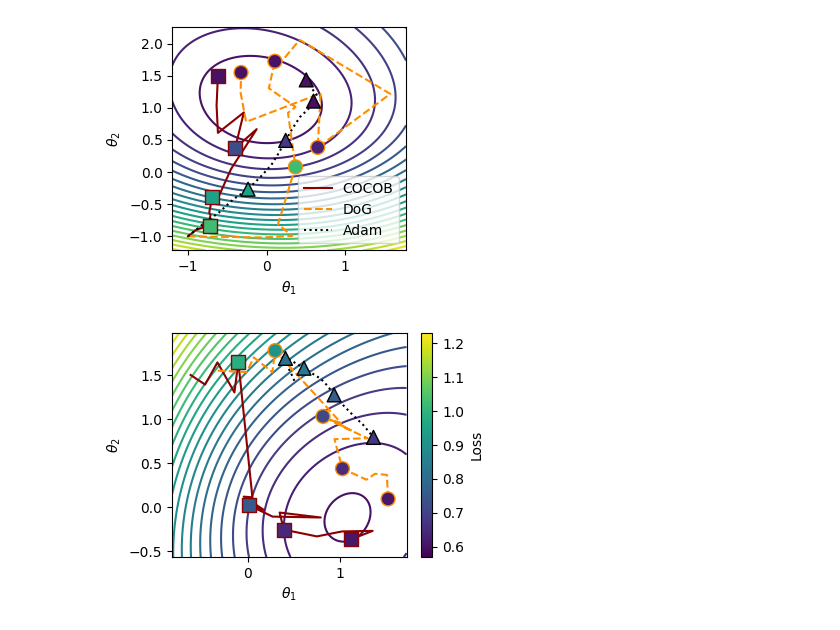
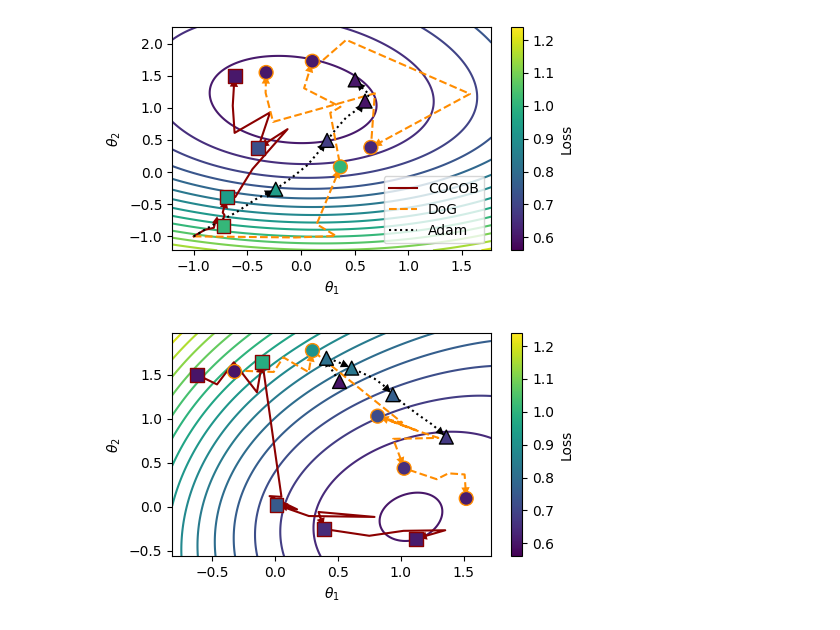
Before and after one commit to lucasczz/OLRONN, a Jupyter notebook: notebooks/sgd_trajectory.ipynb, the cells around one changed output. Saved outputs shown, nothing was run; the diff lists cells and outputs as text; code cells hidden in the pictures.

```diff
--- a/notebooks/sgd_trajectory.ipynb
+++ b/notebooks/sgd_trajectory.ipynb
@@ -5,8 +70,14 @@ from toy_sgd import get_trajectory_comparison
 # %%
 n_train_samples = 128
 concepts = [
-    {"n_samples": 64, "column": 0, "seed": 0},
-    {"n_samples": 64, "column": 1, "seed": 1},
+    {"n_samples": 64, "column": 0, "seed": 0, "cmap": "viridis"},
+    {
+        "n_samples": 64,
+        "column": 1,
+        "seed": 1,
+        "cmap": "viridis",
+        "origin_color": "#481467",
+    },
 ]
 trajectories = [
     {
@@ -17,6 +88,7 @@ trajectories = [
         "color": "darkred",
         "marker_interval": 4,
         "lr": 10,
+        'arrow_size': 15,
         "label": "COCOB",
     },
     {
@@ -26,45 +98,44 @@ trajectories = [
         "color": "darkorange",
         "marker": "o",
         "marker_interval": 4,
         "lr": 40,
+        'arrow_size': 15,
         "label": "DoG",
     },
     {
         "batch_size": 4,
         "optimizer": "Adam",
         "linestyle": "dotted",
         "marker": "^",
+        'arrow_size': 15,
         "marker_interval": 4,
         # "lr": 0.5,
         "label": "Adam",
     },
 ]
-
-fig1, ax1 = plt.subplots(figsize=(3.3, 3))
-fig2, ax2 = plt.subplots(figsize=(4.05, 3))
+fig1, ax1 = plt.subplots(figsize=(5, 3))
+fig2, ax2 = plt.subplots(figsize=(5, 3))
 ax = np.array([ax1, ax2])
 ax, contours = get_trajectory_comparison(
     concepts,
     trajectories,
     n_train_samples,
-    contour_levels=20,
     axs=ax,
-    # xlims=np.array([-3.5, 1.5]),
+    # gridspec={"width_ratios": [1, 1.25]},
+    contour_levels=15,
+    # figsize=(4.5, 4),
 )
 sm = plt.cm.ScalarMappable(cmap=contours[1].cmap, norm=contours[1].norm)
 
-cbar = fig2.colorbar(sm, ax=ax[1])
-cbar.ax.set_ylabel("Loss")
-ax[0].legend(loc="lower right", frameon=True)
-ax[0].set_xlabel(r"$\theta_1$", labelpad=4)
-ax[1].set_xlabel(r"$\theta_1$", labelpad=3.5)
-# axs[0].set_title("Concept 1", fontsize=12)
-# axs[1].set_title("Concept 2", fontsize=12)
+cbar1 = plt.colorbar(sm, ax=ax[0])
+cbar1.ax.set_ylabel("Loss")
+cbar2 = plt.colorbar(sm, ax=ax[1])
+cbar2.ax.set_ylabel("Loss")
+ax[0].legend()
 fig1.tight_layout()
 fig2.tight_layout()
-
 fig1.savefig("../pub/figures/sgd_trajectory_optims1.pdf", bbox_inches="tight")
 fig2.savefig("../pub/figures/sgd_trajectory_optims2.pdf", bbox_inches="tight")
 # %% [output]
-[figure, old version]
+[figure, new version]
-[figure, old version]
+[figure, new version]
```
Also changed, not shown: parts of 6 cells of this notebook, 11 other files.
